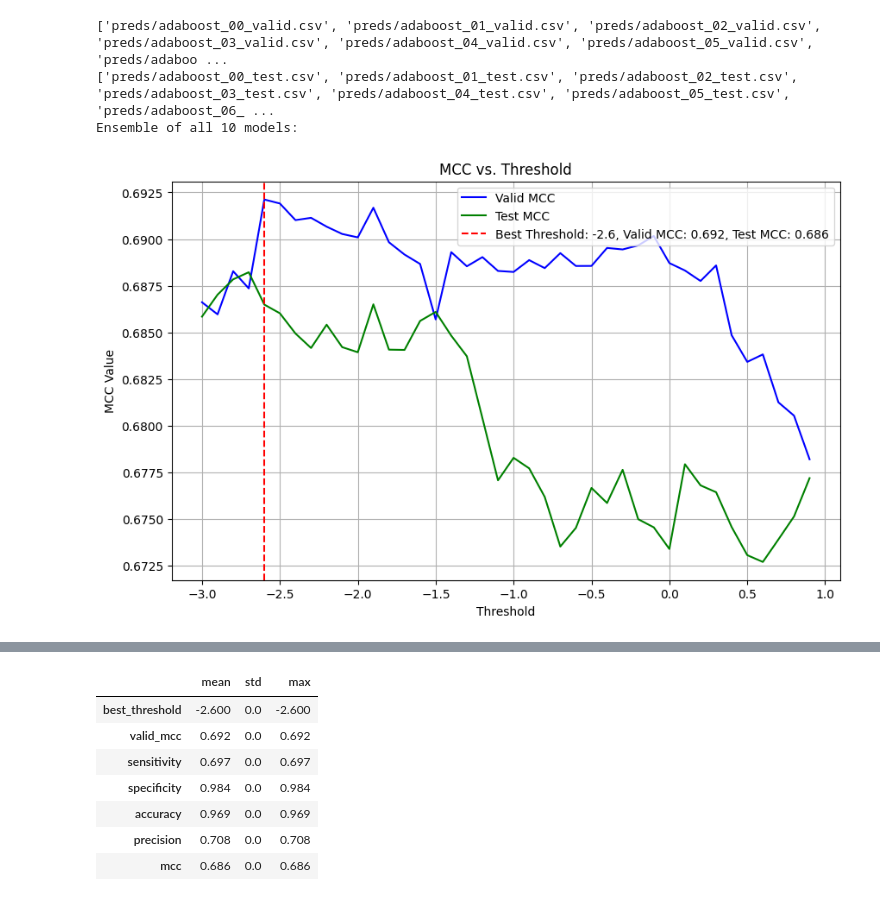
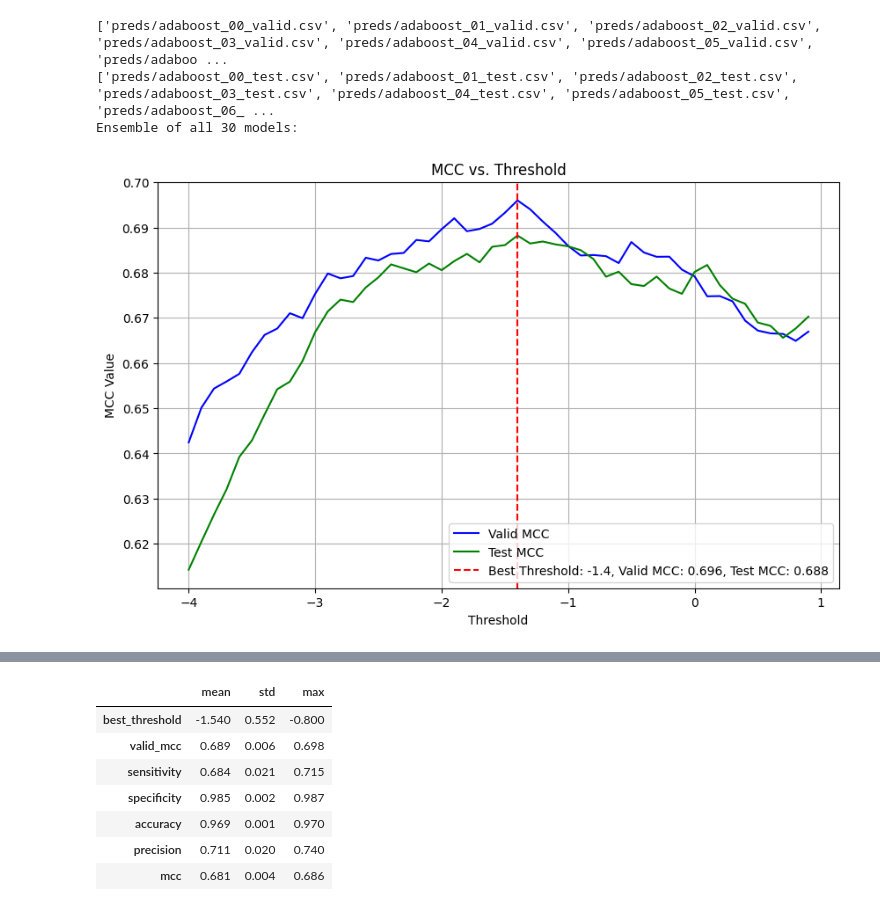
Before and after one commit to dlwocks31/atpbind, a Jupyter notebook: adaboost_analysis.ipynb, the cells around one changed output, grey strips where cells are left out. Cells and saved outputs as stored; diff of their text form; code cells hidden in the pictures.

Commit message:
add adaboost and max_length exp

```diff
--- a/adaboost_analysis.ipynb
+++ b/adaboost_analysis.ipynb
@@ -137,9 +210,9 @@ def summarize_prefix(prefixes, n, plot=False, start=-3, end=1, step=0.1, apply_s
     df = random_small_ensembles(preds, n, 10, start=start, end=end, step=step)
     return df.aggregate(['mean', 'std', 'max']).T.round(3)
 # %%
-summarize_prefix(['adaboost'], 10, plot=True, start=-3, end=1, step=0.1, seed_start=0, seed_end=10)
+summarize_prefix(['adaboost'], 10, plot=True, start=-4, end=1, step=0.1, seed_start=0, seed_end=30)
 # %% [output]
 ['preds/adaboost_00_valid.csv', 'preds/adaboost_01_valid.csv', 'preds/adaboost_02_valid.csv', 'preds/adaboost_03_valid.csv', 'preds/adaboost_04_valid.csv', 'preds/adaboost_05_valid.csv', 'preds/adaboo ...
 ['preds/adaboost_00_test.csv', 'preds/adaboost_01_test.csv', 'preds/adaboost_02_test.csv', 'preds/adaboost_03_test.csv', 'preds/adaboost_04_test.csv', 'preds/adaboost_05_test.csv', 'preds/adaboost_06_ ...
-Ensemble of all 10 models:
+Ensemble of all 30 models:
-[figure, old version]
+[figure, new version]
@@ -163,8 +236,8 @@ Ensemble of 10 random models:
 |  | mean | std | max |
-| best_threshold | -2.600 | 0.0 | -2.600 |
-| valid_mcc | 0.692 | 0.0 | 0.692 |
-| sensitivity | 0.697 | 0.0 | 0.697 |
-| specificity | 0.984 | 0.0 | 0.984 |
-| accuracy | 0.969 | 0.0 | 0.969 |
-| precision | 0.708 | 0.0 | 0.708 |
-| mcc | 0.686 | 0.0 | 0.686 |
+| best_threshold | -1.540 | 0.552 | -0.800 |
+| valid_mcc | 0.689 | 0.006 | 0.698 |
+| sensitivity | 0.684 | 0.021 | 0.715 |
+| specificity | 0.985 | 0.002 | 0.987 |
+| accuracy | 0.969 | 0.001 | 0.970 |
+| precision | 0.711 | 0.020 | 0.740 |
+| mcc | 0.681 | 0.004 | 0.686 |
```
Also changed, not shown: parts of 9 cells of this notebook, 7 other files.
